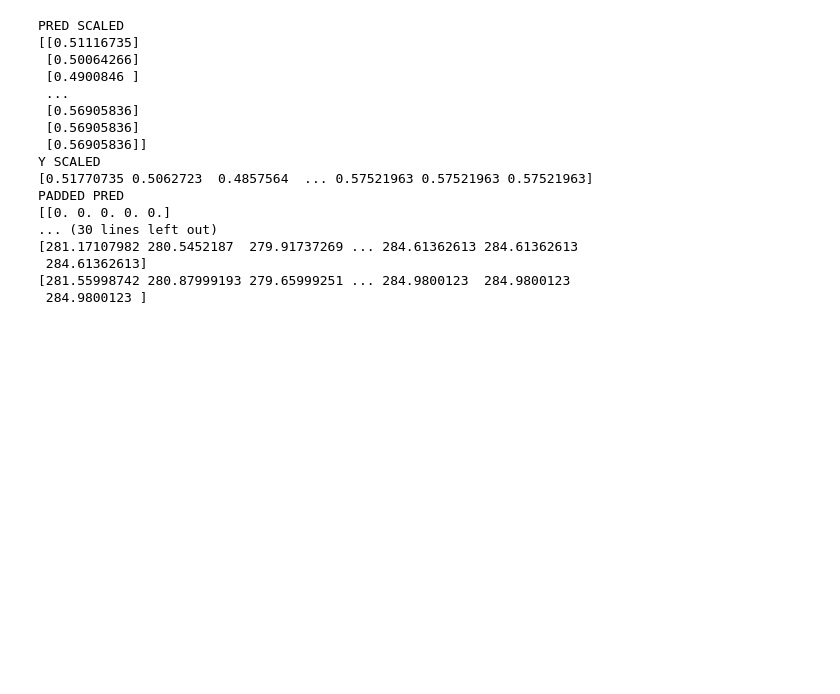
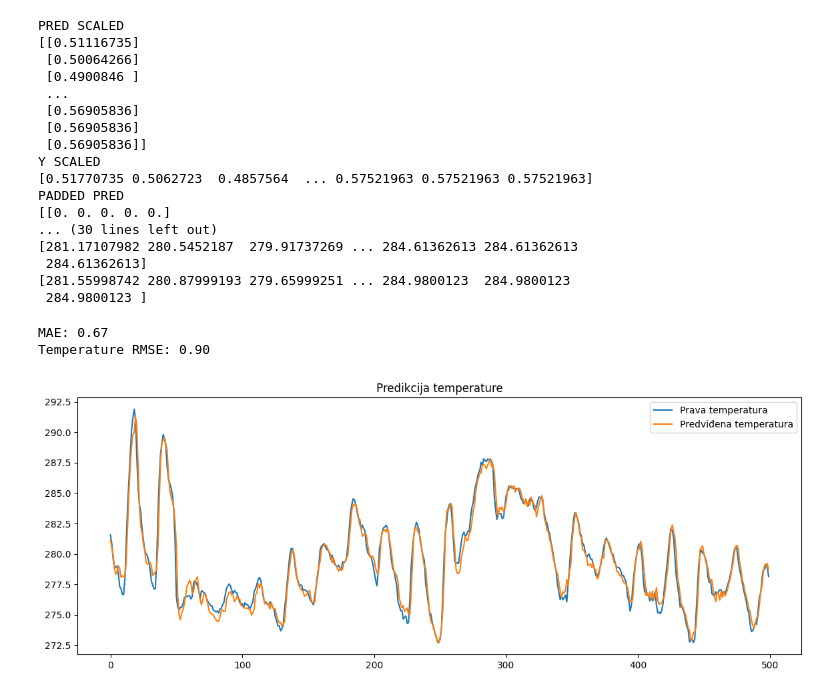
Before and after one commit to myOwnGitHubFH/DataMiningVjezbe, a Jupyter notebook: 2025/Projekti/Projekat 15/app-jup.ipynb, the cells around one changed output. Cells and saved outputs as stored; diff of their text form; code cells hidden in the pictures; blank space fills up the shorter version.

Commit message:
legend showed

```diff
--- a/2025/Projekti/Projekat 15/app-jup.ipynb
+++ b/2025/Projekti/Projekat 15/app-jup.ipynb
@@ -272,3 +273,24 @@ PADDED PRED
  284.61362613]
 [281.55998742 280.87999193 279.65999251 ... 284.9800123  284.9800123
  284.9800123 ]
+# %%
+
+# koliko model pogriješi bez obzira na smjer greške (+- X celzijusa) - uzima apsolutnu vrijednost
+mae = mean_absolute_error(y_test_inv, pred_inv)
+print(f"MAE: {mae:.2f}")
+
+# ista stvar kao iznad, samo sto ovdje se kvadriraju greske - veća osjetljivost na greške
+rmse = np.sqrt(mean_squared_error(y_test_inv, pred_inv))
+print(f"Temperature RMSE: {rmse:.2f}")
+
+# Prikaz rezultata
+plt.figure(figsize=(14, 5))
+plt.plot(y_test_inv[:500], label='Prava temperatura')
+plt.plot(pred_inv[:500], label='Predviđena temperatura')
+plt.title("Predikcija temperature")
+plt.legend()
+plt.show()
+# %% [output]
+MAE: 0.67
+Temperature RMSE: 0.90
+[figure, added]
```
Also changed, not shown: parts of 1 cell of this notebook.
